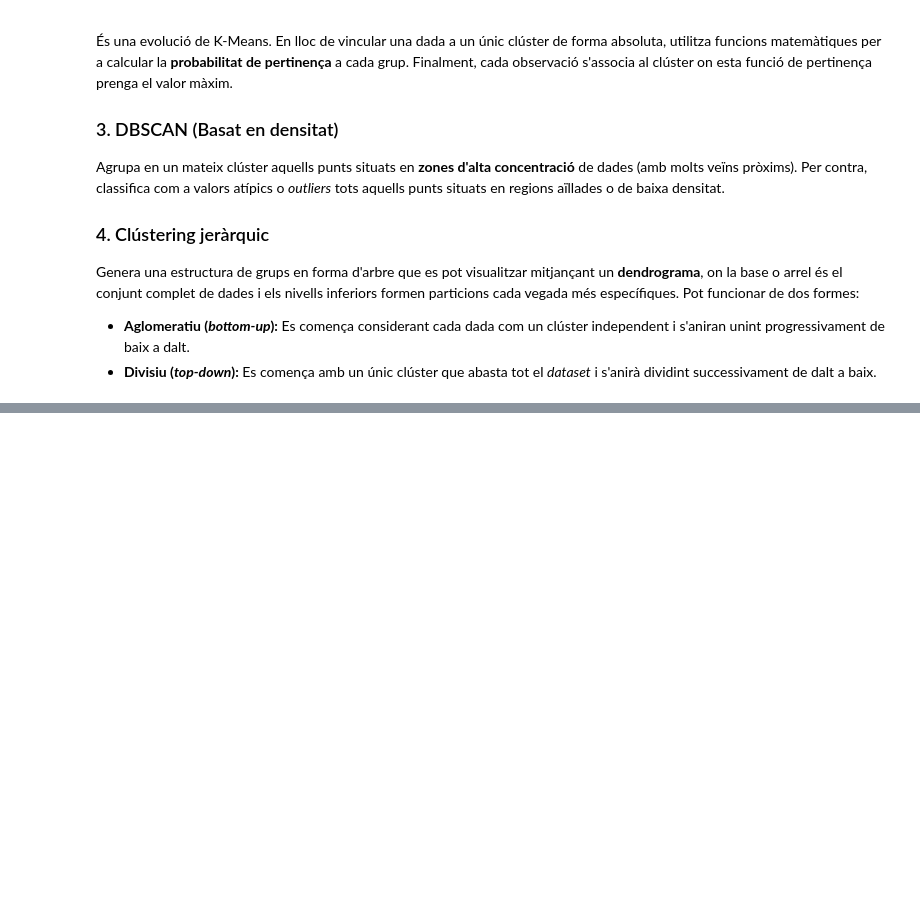
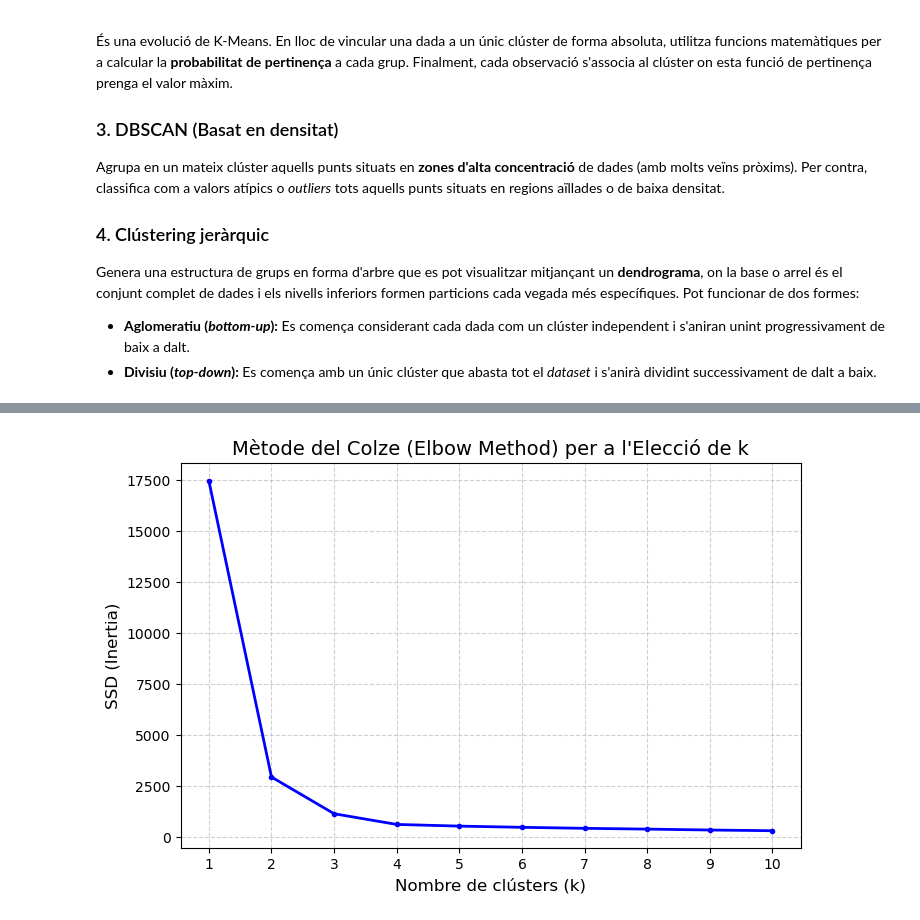
Before and after one commit to xxjcaxx/Disseny-i-avaluacio-de-models, a Jupyter notebook: apunts/documents/clustering.ipynb, the cells around one changed output, grey strips where cells are left out. Cells and saved outputs as stored; diff of their text form; code cells hidden in the pictures; blank space fills up the shorter version.

```diff
--- a/apunts/documents/clustering.ipynb
+++ b/apunts/documents/clustering.ipynb
@@ -64,7 +64,7 @@ from sklearn.cluster import KMeans
 from IPython.display import HTML
 
 # 1. Generació de dades sintètiques en 2 dimensions
-X, _ = make_blobs(n_samples=300, centers=4, cluster_std=0.60, random_state=42)
+X, _ = make_blobs(n_samples=300, centers=4, cluster_std=1.0)
 
 # 2. Configuració prèvia de K-means per capturar els passos
 k = 4
@@ -74,13 +74,13 @@ max_iter = 10
 centroids_history = []
 labels_history = []
 
-# Inicialització aleatòria dels centroides
-init_centroids = X[np.random.choice(X.shape[0], k, replace=False)]
-current_centroids = init_centroids
+# Inicialització aleatòria dels centroides (pertorbats per forçar iteracions)
+init_centroids = X[np.random.choice(X.shape[0], k, replace=False)] + np.random.normal(scale=3.0, size=(k, X.shape[1]))
+current_centroids = init_centroids.copy()
 
 for i in range(max_iter):
     # Assignar clústers basats en els centroides actuals
-    kmeans = KMeans(n_clusters=k, init=current_centroids, n_init=1, max_iter=1, random_state=42)
+    kmeans = KMeans(n_clusters=k, init=current_centroids, n_init=1, max_iter=1)
     kmeans.fit(X)
 
     labels_history.append(kmeans.labels_)
@@ -106,10 +106,10 @@ ax.grid(True, linestyle='--', alpha=0.6)
 # 4. Funció d'actualització per a l'animació
 def update(frame):
     # Actualitzar els colors dels punts segons l'assignació del clúster
-    scat.set_array(labels_history[frame])
+    scat.set_array(np.array(labels_history[frame]))
 
     # Actualitzar la posició dels centroides
-    cent_scat.offsets = centroids_history[frame]
+    cent_scat.set_offsets(centroids_history[frame])
 
     ax.set_title(f'Evolució de K-Means - Iteració {frame + 1}', fontsize=14)
     return scat, cent_scat
@@ -126,0 +352,30 @@ HTML(anim.to_jshtml())
+# %%
+import numpy as np
+import matplotlib.pyplot as plt
+from sklearn.datasets import make_moons
+from sklearn.cluster import KMeans
+
+# 1. Generació de dades amb
+X, _ = make_blobs(n_samples=300, centers=4, cluster_std=1.0)
+
+# 2. Càlcul del SSD (Inertia) per a diferents valors de k (Elbow Method)
+inertias = []
+K_range = range(1, 11)
+
+for k in K_range:
+    kmeans = KMeans(n_clusters=k, n_init=10, random_state=42)
+    kmeans.fit(X)
+    inertias.append(kmeans.inertia_)
+
+# 3. Representació gràfica del mètode del colze (Elbow Graphic)
+fig, ax = plt.subplots(figsize=(8, 5))
+ax.plot(K_range, inertias, marker='o', linestyle='-', color='b', linewidth=2, markersize=3)
+ax.set_title("Mètode del Colze (Elbow Method) per a l'Elecció de k", fontsize=14)
+ax.set_xlabel('Nombre de clústers (k)', fontsize=12)
+ax.set_ylabel('SSD (Inertia)', fontsize=12)
+ax.grid(True, linestyle='--', alpha=0.6)
+plt.xticks(K_range)
+
+plt.show()
+# %% [output]
+[figure, added]
```
Also changed, not shown: parts of 32 cells of this notebook, 3 other files.
